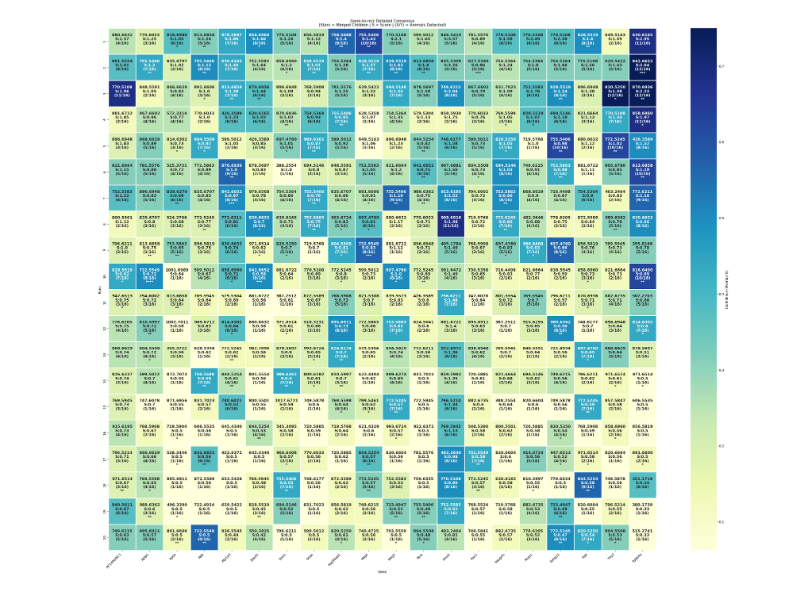
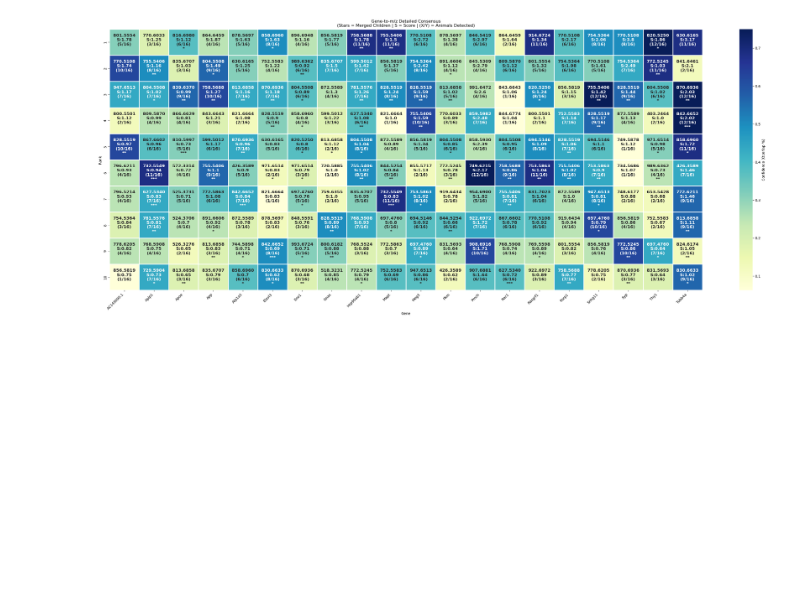
Before and after one commit to Amin-Jarrahi/PhD_Thesis, a Jupyter notebook: chapter_4/code_final/3_best_mz_chooser_v1.ipynb, the cells around one changed output. Drawn from its saved outputs; the diff is of its cells as text; code cells hidden in the pictures; blank space fills up the shorter version.

```diff
--- a/chapter_4/code_final/3_best_mz_chooser_v1.ipynb
+++ b/chapter_4/code_final/3_best_mz_chooser_v1.ipynb
@@ -9,14 +9,14 @@ from itertools import combinations
 # =============================================================================
 # CONFIGURATION
 # =============================================================================
-INPUT_FILE = '20_gene_to_mz_synced_results_v1_analytic_fast/gene_to_mz_top20_matches_all_scores.csv'
+INPUT_FILE = '26_gene_to_mz_synced_results_v1_analytic_fast/gene_to_mz_top26_matches_all_scores.csv'
 VALIDATION_FILE = "/home/ajarrah/PhD_Thesis/chapter_4/code_final/2_mz_synced_isotope_80_matching_results/parent_children_hierarchy.csv"
 
 K_FACTOR = 1
 SYNERGY_WEIGHT = 0.5
 PRECISION = 4
 GROUPS = ['AAD', 'YC', 'AC', 'YAD']
-TOP_N_RANKS_HEATMAP = 20
+TOP_N_RANKS_HEATMAP = 10
 
 # =============================================================================
 # DATA LOADING & HIERARCHY MAPPING
@@ -136,34 +136,34 @@ for gene in unique_genes:
 # =============================================================================
 # PLOTTING
 # =============================================================================
 if heatmap_data:
     h_df = pd.DataFrame(heatmap_data)
 
     # Using 'confidence_pct' to match the key in calculate_consensus_all
     conf_matrix = h_df.pivot(index='Rank', columns='Gene', values='confidence_pct')
 
     def format_label(row):
         stars = '*' * int(row['stars'])
         return f"{row['mz']:.4f}\nS:{row['final_score']}\n({int(row['found'])}/{int(row['total'])})\n{stars}"
 
     h_df['Label'] = h_df.apply(format_label, axis=1)
     label_matrix = h_df.pivot(index='Rank', columns='Gene', values='Label')
 
     plt.figure(figsize=(max(14, len(unique_genes) * 1.5), TOP_N_RANKS_HEATMAP * 1.2))
 
     sns.heatmap(conf_matrix, annot=label_matrix, fmt="", cmap="YlGnBu",
                 cbar_kws={'label': 'Confidence (Overlap %)'},
                 linewidths=1.0,
                 annot_kws={"size": 12, "weight": "bold"})
 
     plt.title("Gene-to-m/z Detailed Consensus\n(Stars = Merged Children | S = Score | (X/Y) = Animals Detected)")
     plt.xticks(rotation=45, ha='right')
     plt.tight_layout()
     plt.show()
 else:
     print("No heatmap data to display.")
 # %% [output]
-[figure, old version]
+[figure, new version]
 # %%
 import pandas as pd
 import numpy as np
```
Also changed, not shown: parts of 1 cell of this notebook.
